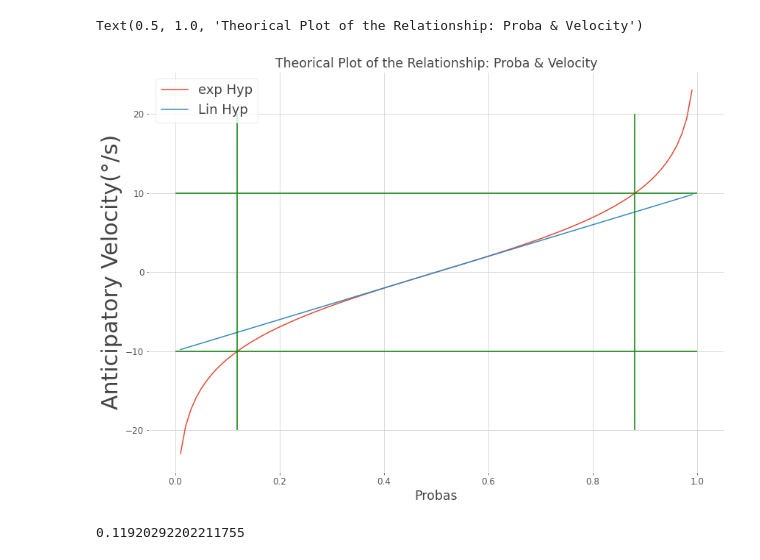
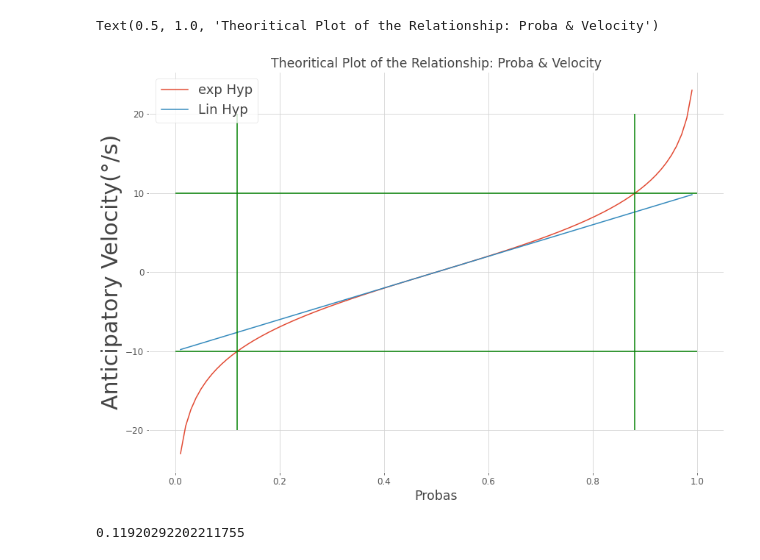
Before and after one commit to Oueldh/aSPEM, a Jupyter notebook: aSPEM_agent.ipynb, the cells around one changed output. Cells and saved outputs as stored; diff of their text form; code cells hidden in the pictures.

```diff
--- a/aSPEM_agent.ipynb
+++ b/aSPEM_agent.ipynb
@@ -178,21 +160,21 @@ plt.legend()
 # %%
 #Theorical plot
 P=np.linspace(0.01,1,100,endpoint=False)
 VV=v_target*1/2*np.log(P/(1-P))
 plt.plot(P,VV,label="exp Hyp")
 VV=v_target*(2*P-1)
 plt.plot(P,VV,label="Lin Hyp")
 plt.hlines(-v_target,0,1,colors="green")
 plt.hlines(v_target,0,1,colors="green")
 plt.vlines(1/(np.exp(2)+1),-20,20,colors="green")
 plt.vlines(1/(np.exp(-2)+1),-20,20,colors="green")
 plt.xlabel("Probas")
 plt.ylabel("Anticipatory Velocity(°/s)",fontsize=30)
 plt.legend()
-plt.title("Theorical Plot of the Relationship: Proba & Velocity")
+plt.title("Theoritical Plot of the Relationship: Proba & Velocity")
 # %% [output]
-Text(0.5, 1.0, 'Theorical Plot of the Relationship: Proba & Velocity')
+Text(0.5, 1.0, 'Theoritical Plot of the Relationship: Proba & Velocity')
-[figure, old version]
+[figure, new version]
 # %%
 1/(np.exp(2)+1)
 # %% [output]
```
Also changed, not shown: parts of 10 cells of this notebook, 2 other files.
